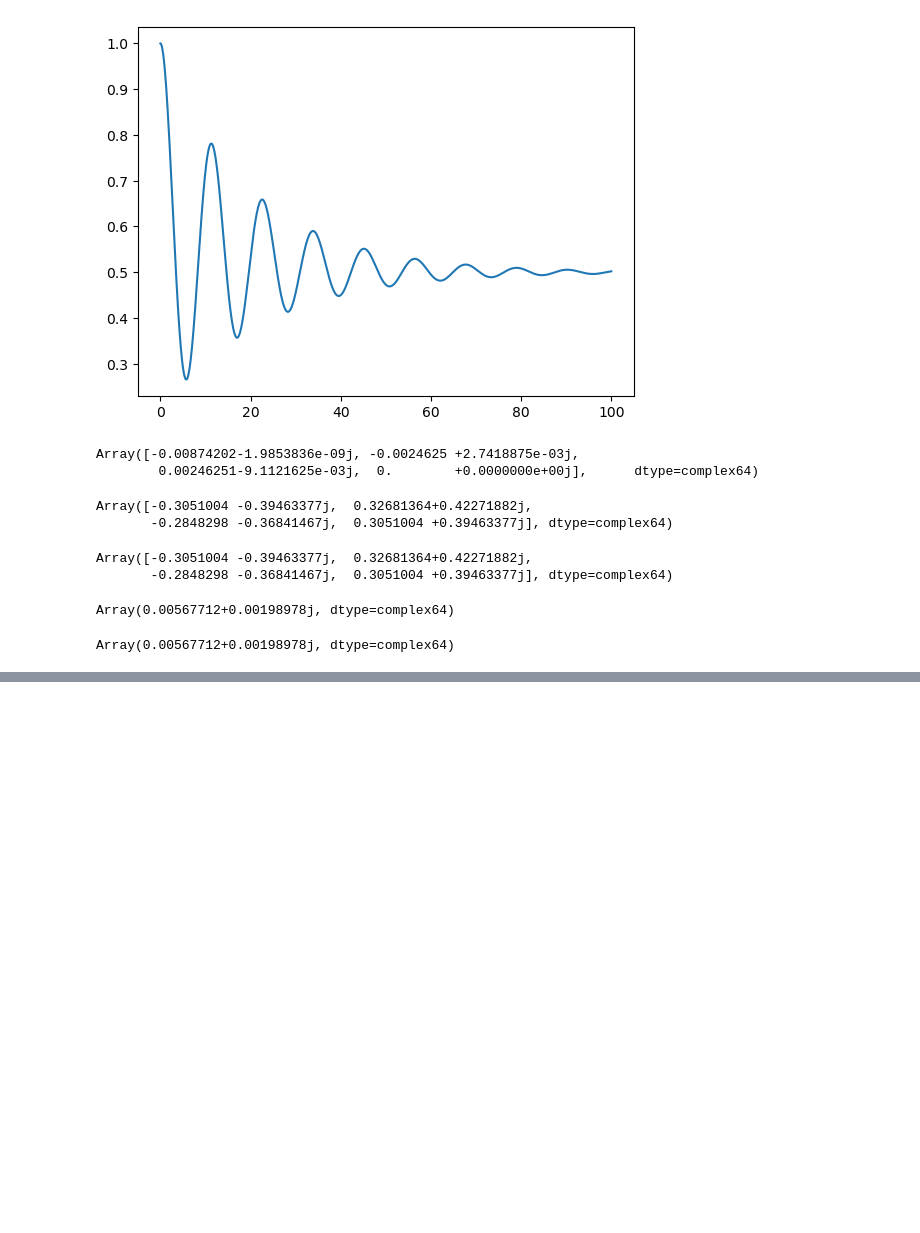
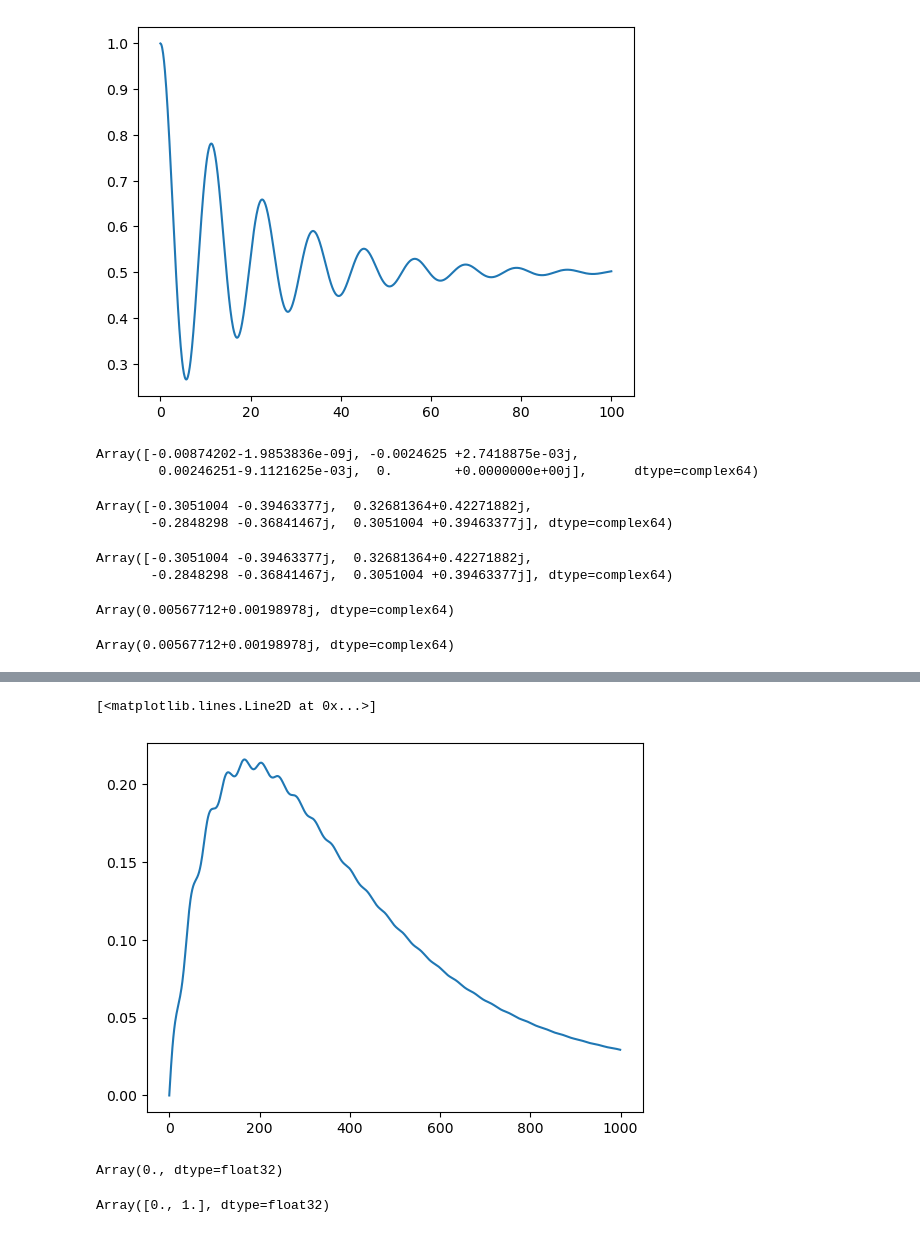
Before and after one commit to Rumoa/lindblad_sicpovm, a Jupyter notebook: exploring.ipynb, the cells around one changed output, grey strips where cells are left out. Cells and saved outputs as stored; diff of their text form; code cells hidden in the pictures; blank space fills up the shorter version.

```diff
--- a/exploring.ipynb
+++ b/exploring.ipynb
@@ -683,0 +687,13 @@ plt.plot(
+# %%
+plt.plot(jnp.real(jax.vmap(lambda rho: jnp.linalg.det(rho))(rhot)))
+# %% [output]
+[<matplotlib.lines.Line2D at 0x...>]
+[figure, added]
+# %%
+times[jnp.argmin(eigenvals)]
+# %% [output]
+Array(0., dtype=float32)
+# %%
+eigenvals[jnp.argmin(eigenvals)]
+# %% [output]
+Array([0., 1.], dtype=float32)
```
Also changed, not shown: parts of 9 cells of this notebook.
